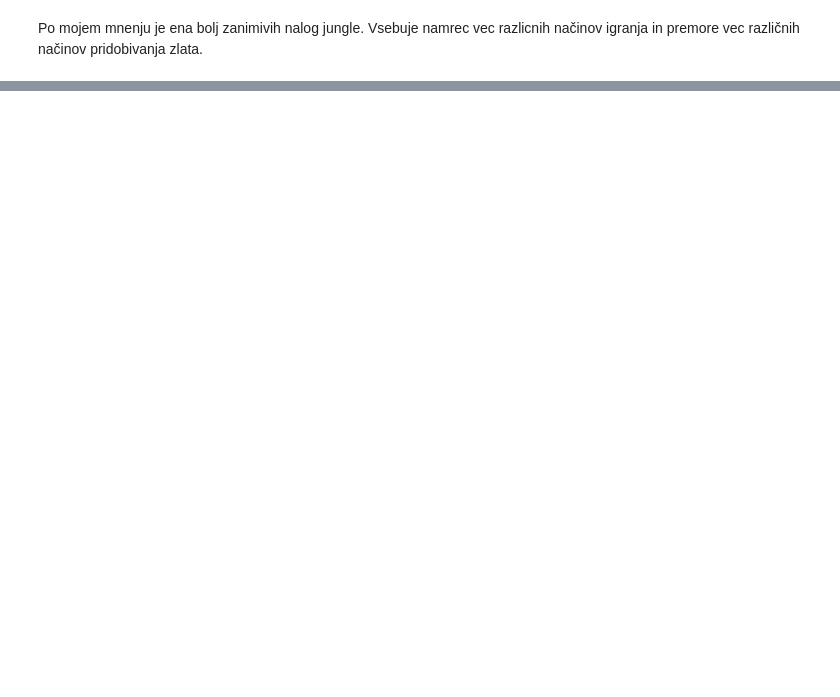
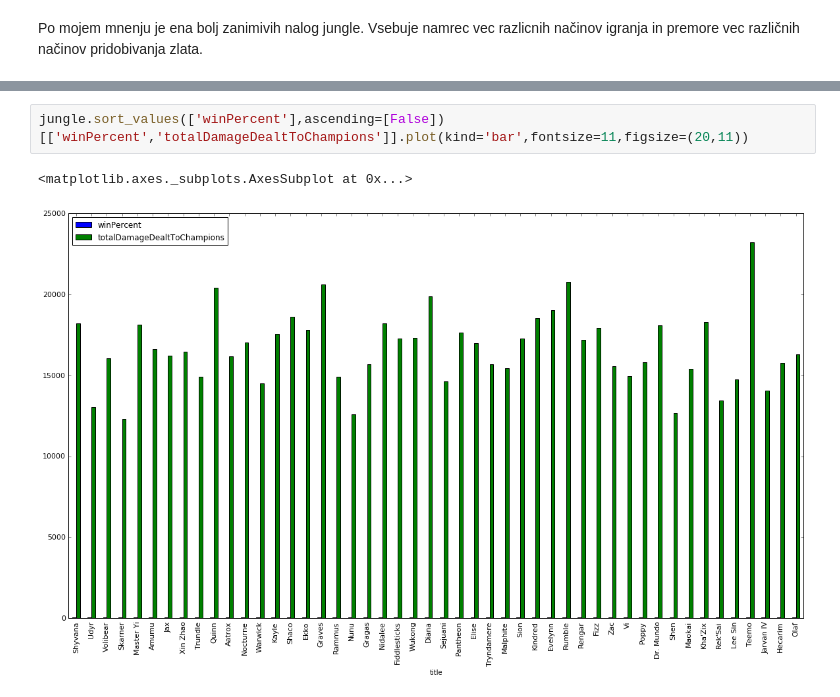
Before and after one commit to LukaAvbreht/Champgg, a Jupyter notebook: Championgg.ipynb, the cells around one changed output, grey strips where cells are left out. Cells and saved outputs as stored; diff of their text form; blank space fills up the shorter version.

```diff
--- a/Championgg.ipynb
+++ b/Championgg.ipynb
@@ -130,0 +179,5 @@ jungle.sort_values(['winPercent'],ascending=[False])[['winPercent','playPercent'
+# %%
+jungle.sort_values(['winPercent'],ascending=[False])[['winPercent','totalDamageDealtToChampions']].plot(kind='bar',fontsize=11,figsize=(20,11))
+# %% [output]
+<matplotlib.axes._subplots.AxesSubplot at 0x...>
+[figure, added]
```
Also changed, not shown: parts of 14 cells of this notebook, 2 other files.
